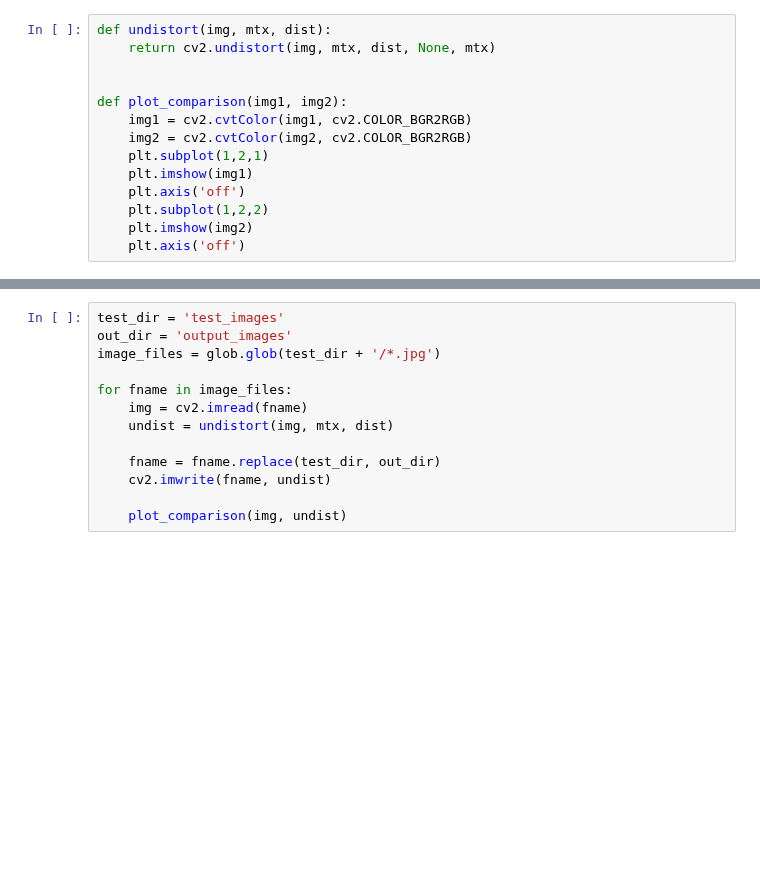
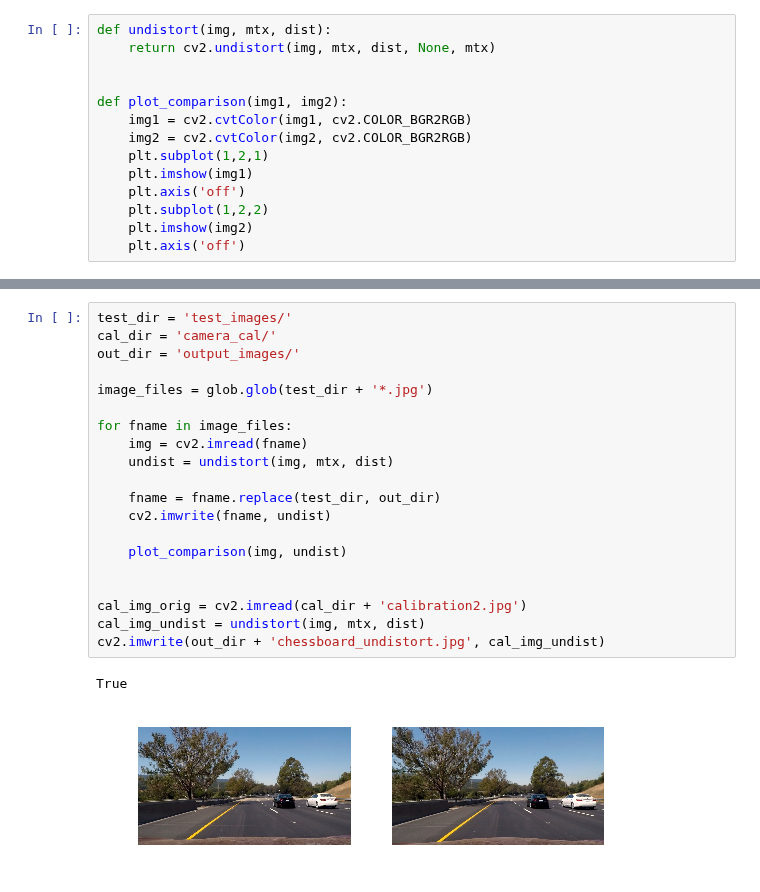
Before and after one commit to ulmefors/CarND-Advanced-Lane-Lines, a Jupyter notebook: project.ipynb, the cells around one changed output, grey strips where cells are left out. Cells and saved outputs as stored; diff of their text form; blank space fills up the shorter version.

```diff
--- a/project.ipynb
+++ b/project.ipynb
@@ -72,13 +75,23 @@ print('Camera calibrated using {0} images'.format(np.array(images).shape[0]))
 # %%
-test_dir = 'test_images'
-out_dir = 'output_images'
-image_files = glob.glob(test_dir + '/*.jpg')
+test_dir = 'test_images/'
+cal_dir = 'camera_cal/'
+out_dir = 'output_images/'
+
+image_files = glob.glob(test_dir + '*.jpg')
 
 for fname in image_files:
     img = cv2.imread(fname)
     undist = undistort(img, mtx, dist)
 
     fname = fname.replace(test_dir, out_dir)
     cv2.imwrite(fname, undist)
 
     plot_comparison(img, undist)
+
+
+cal_img_orig = cv2.imread(cal_dir + 'calibration2.jpg')
+cal_img_undist = undistort(img, mtx, dist)
+cv2.imwrite(out_dir + 'chessboard_undistort.jpg', cal_img_undist)
+# %% [output]
+True
+[figure, added]
```
Also changed, not shown: parts of 2 cells of this notebook, 4 other files.
